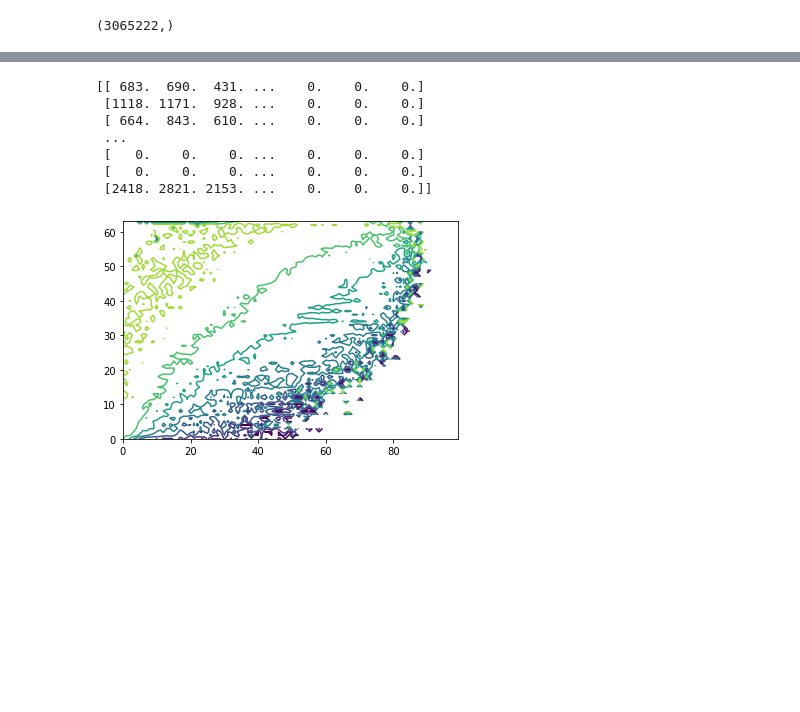
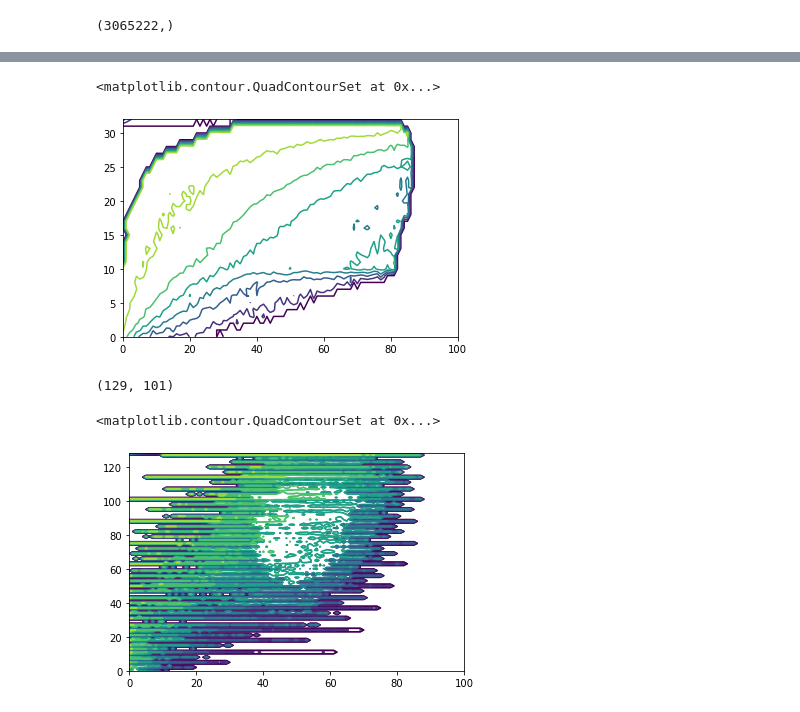
Before and after one commit to mrpogge/Urnings_project, a Jupyter notebook: main/data_trial.ipynb, the cells around one changed output, grey strips where cells are left out. Cells and saved outputs as stored; diff of their text form; code cells hidden in the pictures; blank space fills up the shorter version.

```diff
--- a/main/data_trial.ipynb
+++ b/main/data_trial.ipynb
@@ -64,11 +47,0 @@ print(len(players_nochange[10].estimate_container))
-# %%
-number_per_bin_rounded = nochange.number_per_bin
-for i in range(nochange.number_per_bin.shape[0]):
-    for j in range(nochange.number_per_bin.shape[1]):
-        if nochange.number_per_bin[i,j] == 0 :
-            number_per_bin_rounded[i,j] = 1
-
-
-
-plt.contour(nochange.prop_correct / nochange.number_per_bin)
-#plt.contour(nochange.fit_correct / nochange.number_per_bin, colors = ["red"])
@@ -84,14 +48,52 @@ plt.contour(sourn.prop_correct / sourn.number_per_bin)
-# %%
-plt.contour(perm.prop_correct / perm.number_per_bin)
-#plt.contour(perm.fit_correct / perm.number_per_bin,colors = ["red"])
-
-print(perm.prop_correct)
-# %% [output]
-[[ 683.  690.  431. ...    0.    0.    0.]
- [1118. 1171.  928. ...    0.    0.    0.]
- [ 664.  843.  610. ...    0.    0.    0.]
- ...
- [   0.    0.    0. ...    0.    0.    0.]
- [   0.    0.    0. ...    0.    0.    0.]
- [2418. 2821. 2153. ...    0.    0.    0.]]
-[figure, removed]
+# %%
+contour = np.zeros(nochange.prop_correct.shape)
+
+for i in range(contour.shape[0]):
+    for j in range(contour.shape[1]):
+        if nochange.number_per_bin[i,j] < 40:
+            contour[i,j] = 0
+        else:
+            contour[i,j] = nochange.prop_correct[i,j] / nochange.number_per_bin[i,j]
+
+#plt.contour(contour)
+
+
+contourT = np.zeros(nochange.prop_correct.shape)
+for i in range(contourT.shape[0]):
+    for j in range(contourT.shape[1]):
+        if nochange.number_per_bin[i,j] < 10:
+            contourT[i,j] = 0
+        else:
+            contourT[i,j] = nochange.fit_correct[i,j] / nochange.number_per_bin[i,j]
+
+plt.contour(contour)
+# %% [output]
+<matplotlib.contour.QuadContourSet at 0x...>
+[figure, added]
+# %%
+contour = np.zeros(sourn.prop_correct.shape)
+print(contour.shape)
+
+for i in range(contour.shape[0]):
+    for j in range(contour.shape[1]):
+        if sourn.number_per_bin[i,j] < 30:
+            contour[i,j] = 0
+        else:
+            contour[i,j] = sourn.prop_correct[i,j] / sourn.number_per_bin[i,j]
+
+plt.contour(contour)
+
+
+contourT = np.zeros(sourn.prop_correct.shape)
+for i in range(contourT.shape[0]):
+    for j in range(contourT.shape[1]):
+        if sourn.number_per_bin[i,j] < 10:
+            contourT[i,j] = 0
+        else:
+            contourT[i,j] = sourn.fit_correct[i,j] / sourn.number_per_bin[i,j]
+
+plt.contour(contour)
+# %% [output]
+(129, 101)
+<matplotlib.contour.QuadContourSet at 0x...>
+[figure, added]
```
Also changed, not shown: parts of 9 cells of this notebook, 16 other files.
